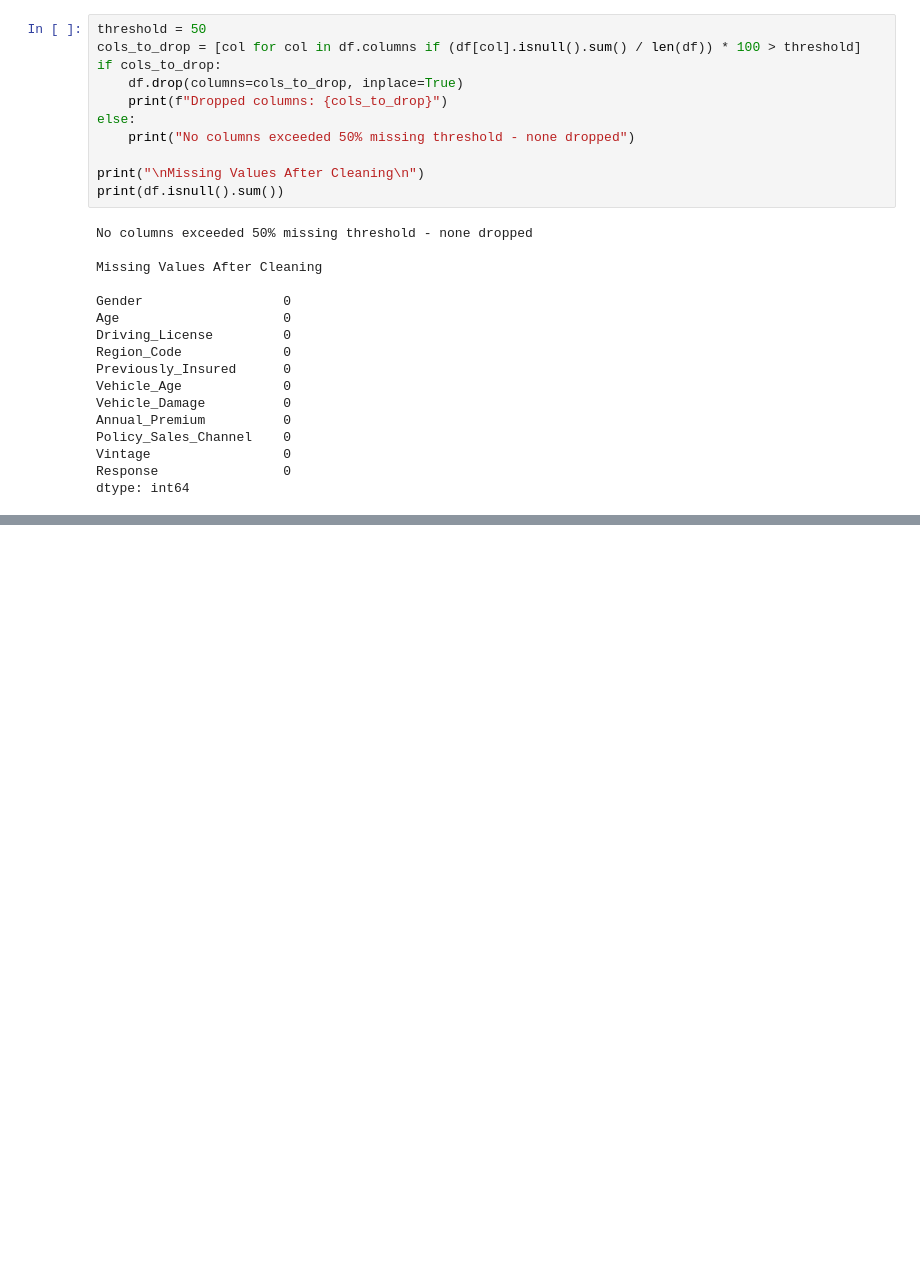
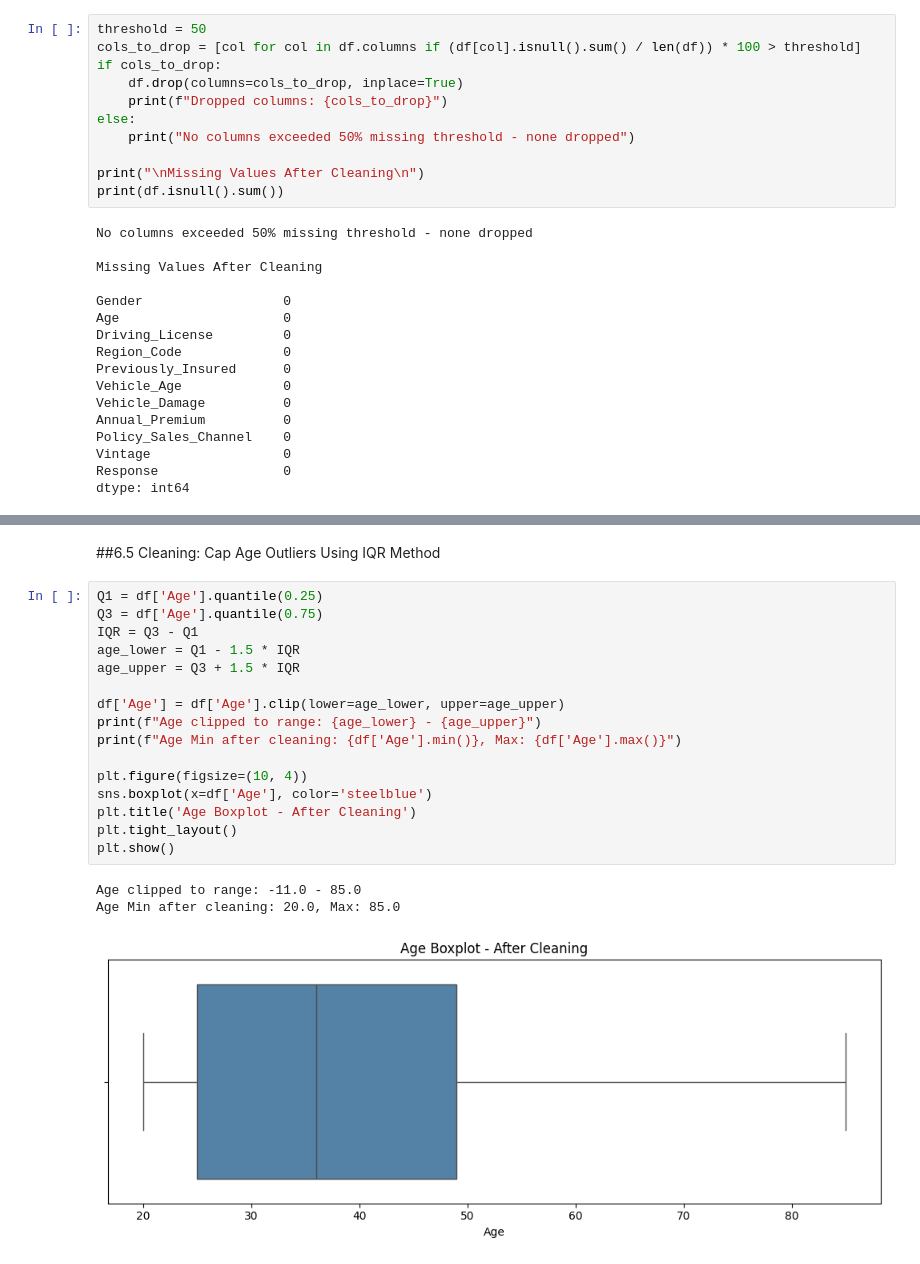
Before and after one commit to unsajamil/Dataset, a Jupyter notebook: Untitled1.ipynb, the cells around one changed output, grey strips where cells are left out. Drawn from its saved outputs; the diff is of its cells as text; blank space fills up the shorter version.

```diff
--- a/Untitled1.ipynb
+++ b/Untitled1.ipynb
@@ -297,0 +489,22 @@ dtype: int64
+# %% [markdown]
+##6.5 Cleaning: Cap Age Outliers Using IQR Method
+# %%
+Q1 = df['Age'].quantile(0.25)
+Q3 = df['Age'].quantile(0.75)
+IQR = Q3 - Q1
+age_lower = Q1 - 1.5 * IQR
+age_upper = Q3 + 1.5 * IQR
+
+df['Age'] = df['Age'].clip(lower=age_lower, upper=age_upper)
+print(f"Age clipped to range: {age_lower} - {age_upper}")
+print(f"Age Min after cleaning: {df['Age'].min()}, Max: {df['Age'].max()}")
+
+plt.figure(figsize=(10, 4))
+sns.boxplot(x=df['Age'], color='steelblue')
+plt.title('Age Boxplot - After Cleaning')
+plt.tight_layout()
+plt.show()
+# %% [output]
+Age clipped to range: -11.0 - 85.0
+Age Min after cleaning: 20.0, Max: 85.0
+[figure, added]
```
Also changed, not shown: parts of 55 cells of this notebook.
